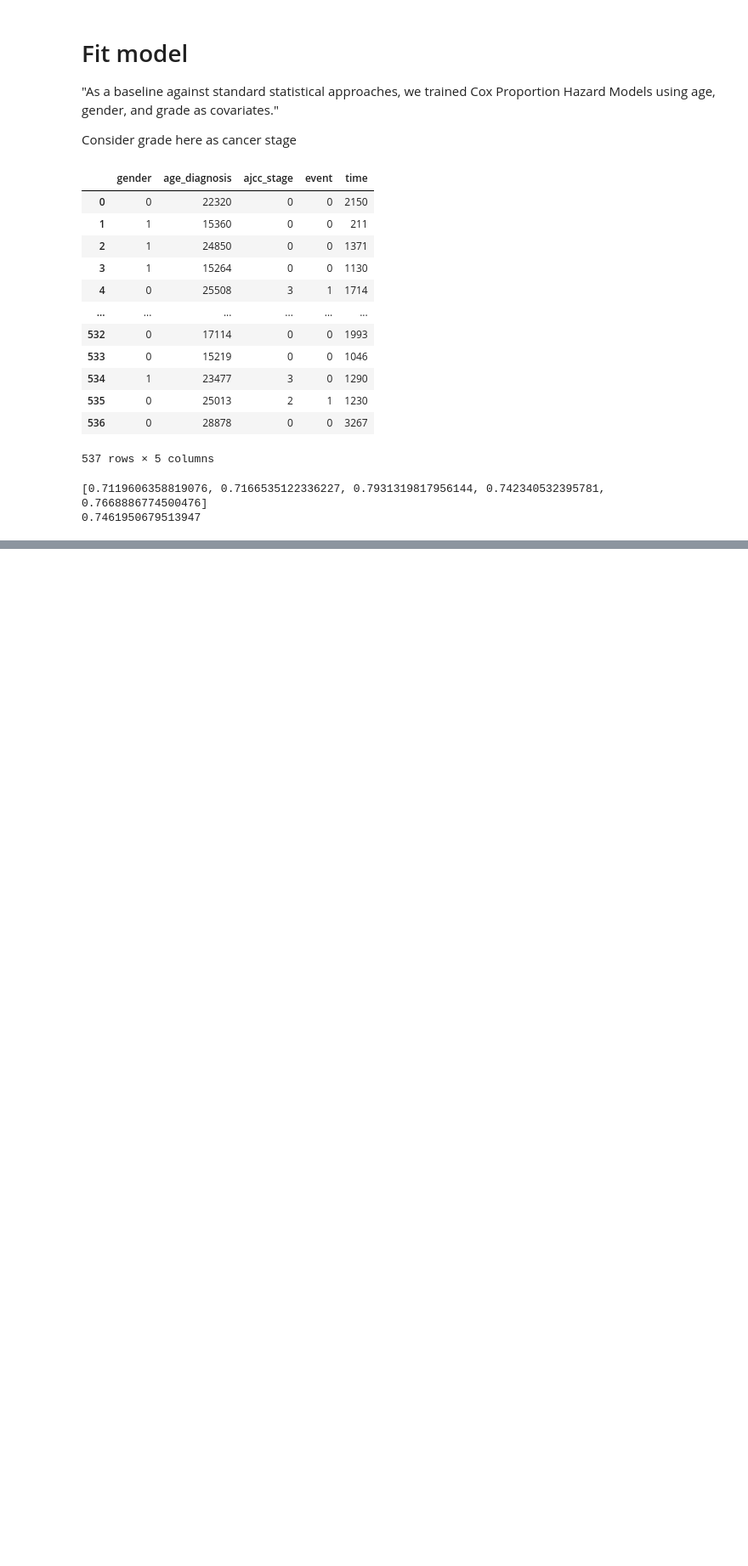
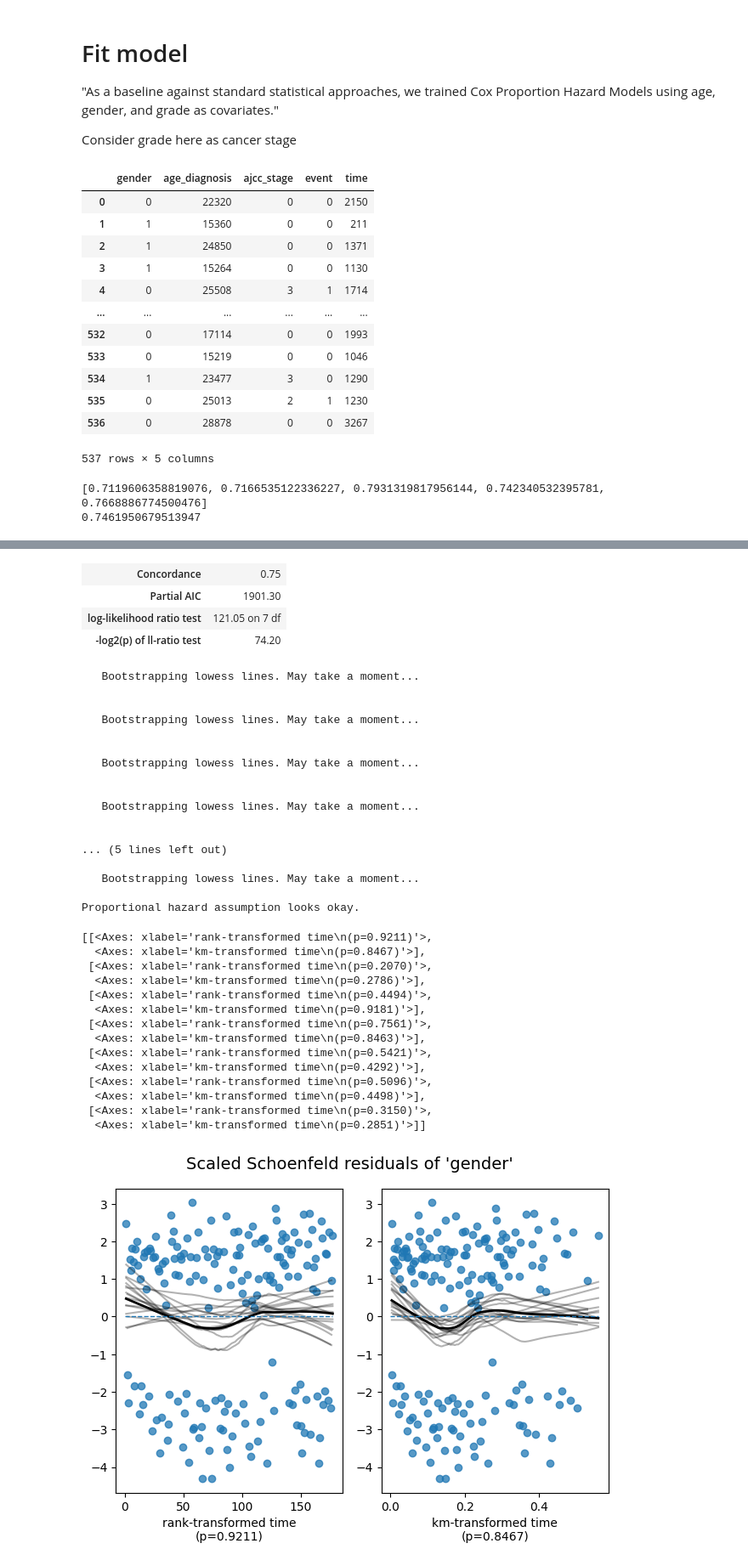
Before and after one commit to quanghieu31/multimodal-ccRCC, a Jupyter notebook: notebooks/clinical.ipynb, the cells around one changed output, grey strips where cells are left out. Shown at 85% size. Drawn from its saved outputs; the diff is of its cells as text; code cells hidden in the pictures; blank space fills up the shorter version.

```diff
--- a/notebooks/clinical.ipynb
+++ b/notebooks/clinical.ipynb
@@ -135,0 +225,11 @@ print(sum(c_index_results)/len(c_index_results))
+# %%
+clinical_path_267 = config["clinical"]["cleaned_clinical"]
+data_267 = pd.read_csv(clinical_path_267)
+df_check_ph_assumption = data_267.drop(["id", "submitter_id"], axis=1)
+
+cph = CoxPHFitter()
+cph.fit(df_check_ph_assumption, duration_col='time', event_col='event')
+cph.print_summary()
+
+cph.check_assumptions(df_check_ph_assumption, p_value_threshold=0.05, show_plots=True)
+# %% [output]
@@ -135,0 +252,36 @@ print(sum(c_index_results)/len(c_index_results))
+| Concordance | 0.75 |
+| Partial AIC | 1901.30 |
+| log-likelihood ratio test | 121.05 on 7 df |
+| -log2(p) of ll-ratio test | 74.20 |
+   Bootstrapping lowess lines. May take a moment...
+
+
+   Bootstrapping lowess lines. May take a moment...
+
+
+   Bootstrapping lowess lines. May take a moment...
+
+
+   Bootstrapping lowess lines. May take a moment...
+
+
+... (5 lines left out)
+
+   Bootstrapping lowess lines. May take a moment...
+
+Proportional hazard assumption looks okay.
+[[<Axes: xlabel='rank-transformed time\n(p=0.9211)'>,
+  <Axes: xlabel='km-transformed time\n(p=0.8467)'>],
+ [<Axes: xlabel='rank-transformed time\n(p=0.2070)'>,
+  <Axes: xlabel='km-transformed time\n(p=0.2786)'>],
+ [<Axes: xlabel='rank-transformed time\n(p=0.4494)'>,
+  <Axes: xlabel='km-transformed time\n(p=0.9181)'>],
+ [<Axes: xlabel='rank-transformed time\n(p=0.7561)'>,
+  <Axes: xlabel='km-transformed time\n(p=0.8463)'>],
+ [<Axes: xlabel='rank-transformed time\n(p=0.5421)'>,
+  <Axes: xlabel='km-transformed time\n(p=0.4292)'>],
+ [<Axes: xlabel='rank-transformed time\n(p=0.5096)'>,
+  <Axes: xlabel='km-transformed time\n(p=0.4498)'>],
+ [<Axes: xlabel='rank-transformed time\n(p=0.3150)'>,
+  <Axes: xlabel='km-transformed time\n(p=0.2851)'>]]
+[figure, added]
```
Also changed, not shown: parts of 13 cells of this notebook, 10 other files.
